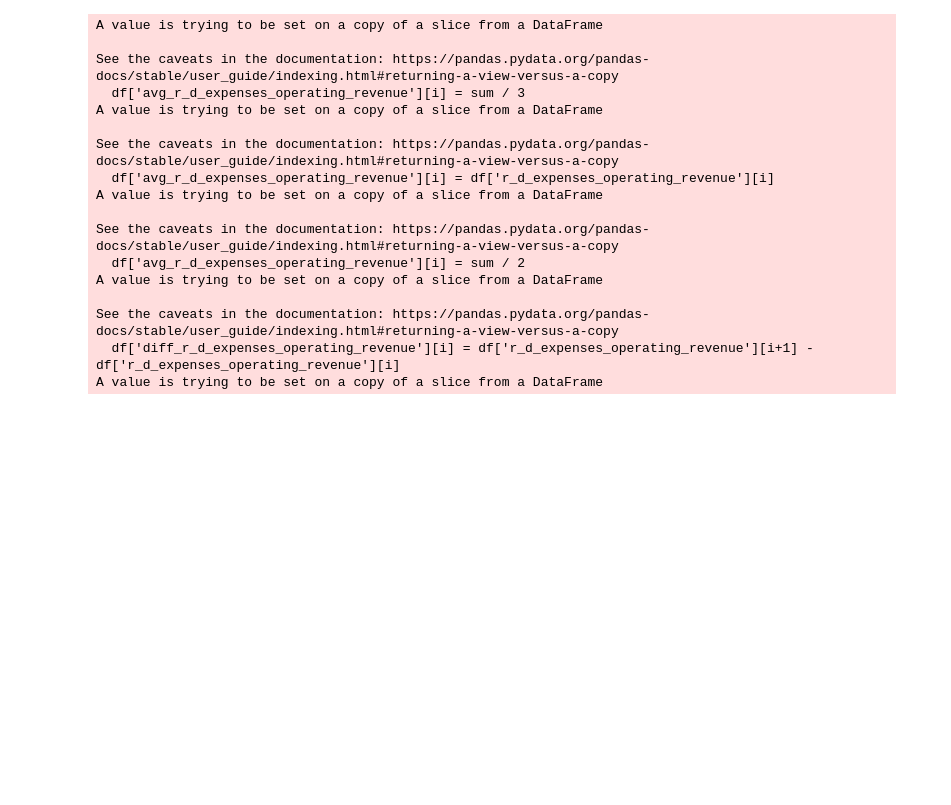
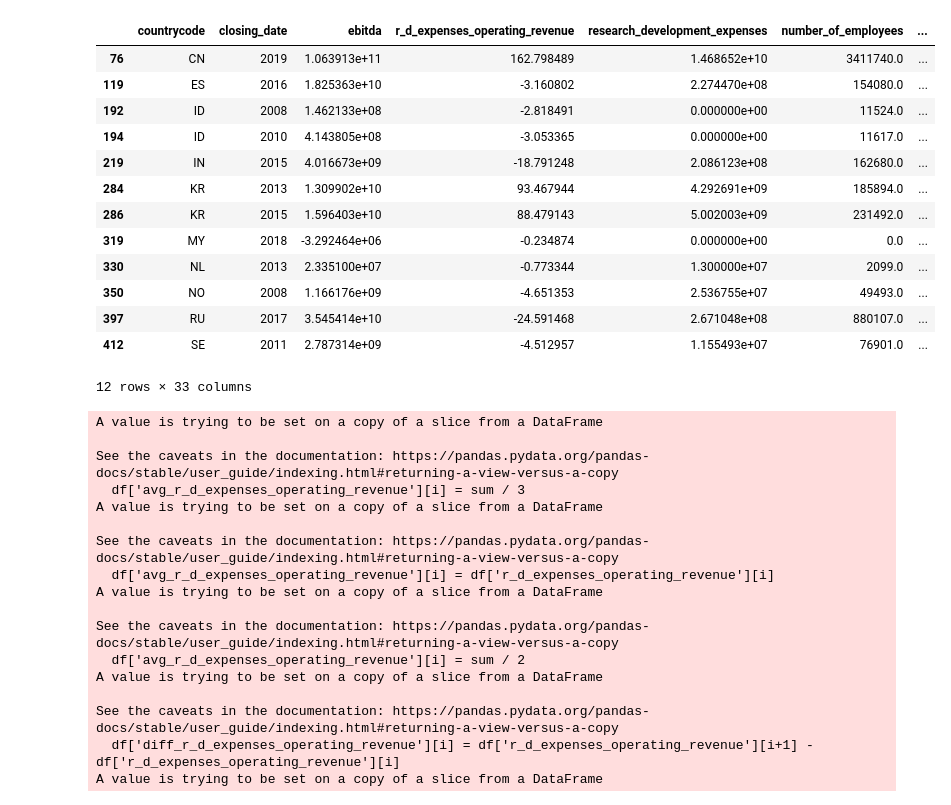
Before and after one commit to 21dubreuil/MS, a Jupyter notebook: kilian.ipynb, the cells around one changed output. Drawn from its saved outputs; the diff is of its cells as text; code cells hidden in the pictures; blank space fills up the shorter version.

```diff
--- a/kilian.ipynb
+++ b/kilian.ipynb
@@ -9,6 +27,25 @@ df = pd.read_csv("H_target_final.csv")
 #Transform Nan into 0 and True into 1
 df["is_reform"] = df["is_reform"].fillna(0)
 df["is_reform"] = df["is_reform"].apply(lambda x : int(x))
+# %%
+bla = df[df["is_reform"] == 1]
+# %%
+bla
+# %% [output]
+|  | countrycode | closing_date | ebitda | r_d_expenses_operating_revenue | research_development_expenses | number_of_employees | ... |
+| 76 | CN | 2019 | 1.063913e+11 | 162.798489 | 1.468652e+10 | 3411740.0 | ... |
+| 119 | ES | 2016 | 1.825363e+10 | -3.160802 | 2.274470e+08 | 154080.0 | ... |
+| 192 | ID | 2008 | 1.462133e+08 | -2.818491 | 0.000000e+00 | 11524.0 | ... |
+| 194 | ID | 2010 | 4.143805e+08 | -3.053365 | 0.000000e+00 | 11617.0 | ... |
+| 219 | IN | 2015 | 4.016673e+09 | -18.791248 | 2.086123e+08 | 162680.0 | ... |
+| 284 | KR | 2013 | 1.309902e+10 | 93.467944 | 4.292691e+09 | 185894.0 | ... |
+| 286 | KR | 2015 | 1.596403e+10 | 88.479143 | 5.002003e+09 | 231492.0 | ... |
+| 319 | MY | 2018 | -3.292464e+06 | -0.234874 | 0.000000e+00 | 0.0 | ... |
+| 330 | NL | 2013 | 2.335100e+07 | -0.773344 | 1.300000e+07 | 2099.0 | ... |
+| 350 | NO | 2008 | 1.166176e+09 | -4.651353 | 2.536755e+07 | 49493.0 | ... |
+| 397 | RU | 2017 | 3.545414e+10 | -24.591468 | 2.671048e+08 | 880107.0 | ... |
+| 412 | SE | 2011 | 2.787314e+09 | -4.512957 | 1.155493e+07 | 76901.0 | ... |
+12 rows × 33 columns
 # %%
 # pour acquisition 0-50, moyenne de r_d_expenses_operating_revenue
 # année en cours + 2 années après.
```
Also changed, not shown: parts of 8 cells of this notebook, 1 other file.
